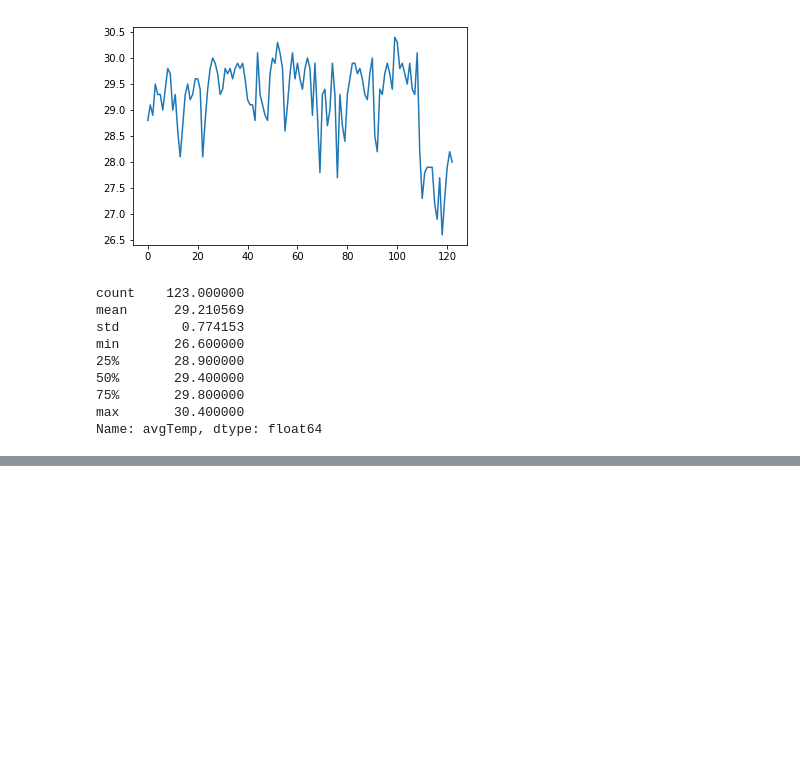
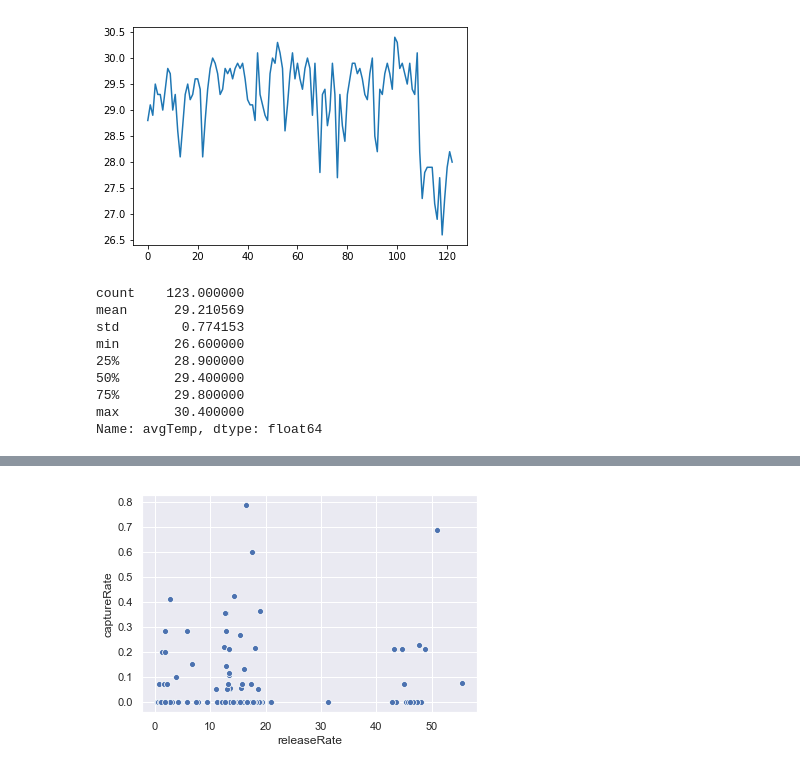
Before and after one commit to aubreymoore/CRB-trap-improvement, a Jupyter notebook: xtraps.ipynb, the cells around one changed output, grey strips where cells are left out. Saved outputs shown, nothing was run; the diff lists cells and outputs as text; code cells hidden in the pictures; blank space fills up the shorter version.

```diff
--- a/xtraps.ipynb
+++ b/xtraps.ipynb
@@ -138,0 +345,5 @@ Name: avgTemp, dtype: float64
+# %%
+results = smf.ols(
+    formula='captureRate ~ releaseRate',
+    data=df[(df.trapType=='T-RL')|( df.trapType=='T-SL')]).fit()
+print(results.summary())
@@ -138,0 +368,10 @@ Name: avgTemp, dtype: float64
+# %%
+p = sns.scatterplot(x='releaseRate', y='captureRate', data=df)
+
+# p = df.plot.scatter(x='releaseRate', y='captureRate', c='blue')
+
+coeff = results.params
+# x = np.linspace(start=df.releaseRate.min(), stop=df.releaseRate.max(), num=100, endpoint=True)
+# p.plot(x, coeff[0] + coeff[1]*x);
+# %% [output]
+[figure, added]
```
Also changed, not shown: parts of 24 cells of this notebook, 1 other file.
